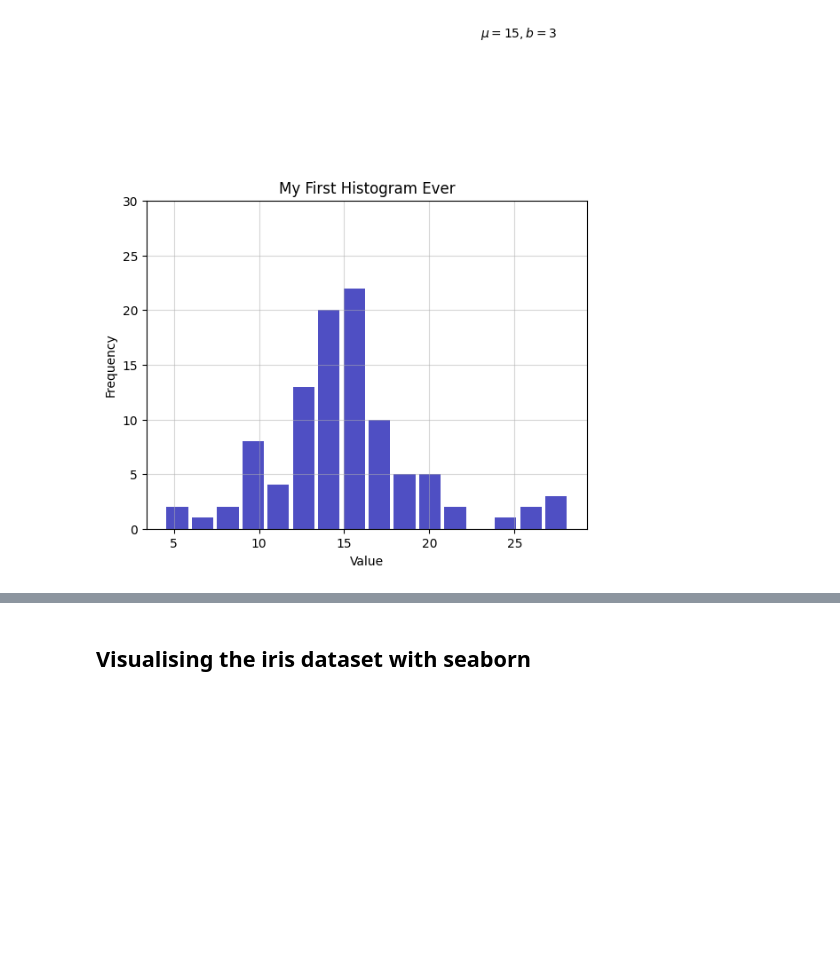
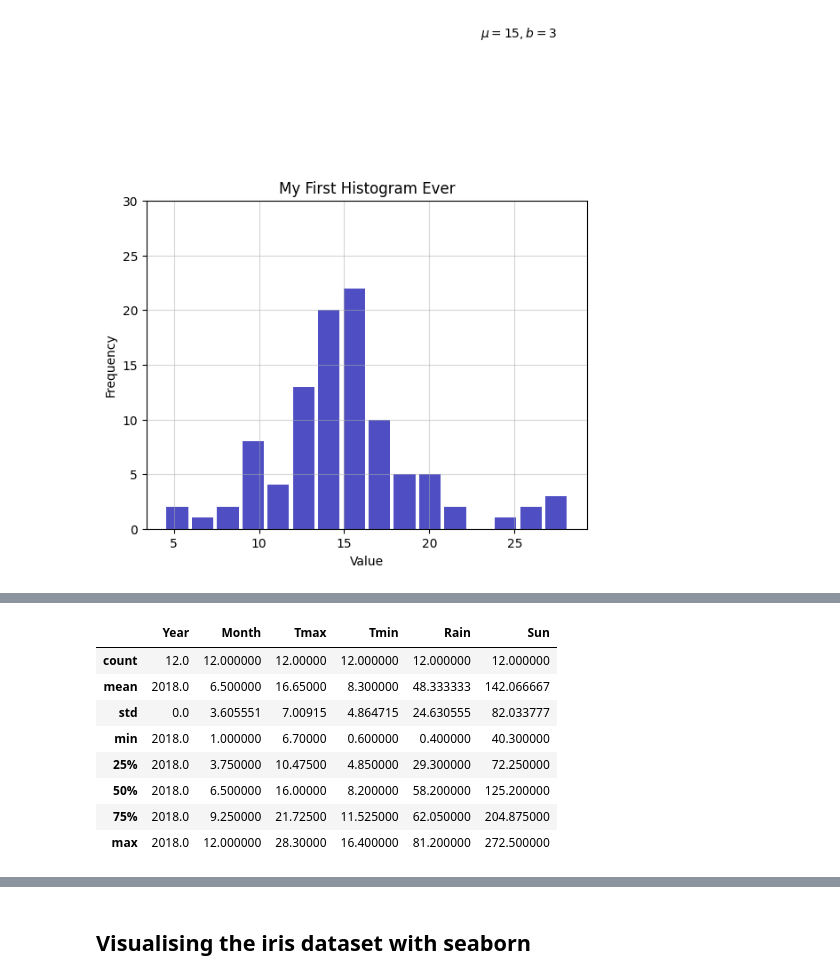
Before and after one commit to sameerhingoro/IOD, a Jupyter notebook: IOD_Lab_1_1_1.ipynb, the cells around one changed output, grey strips where cells are left out. Cells and saved outputs as stored; diff of their text form; code cells hidden in the pictures; blank space fills up the shorter version.

```diff
--- a/IOD_Lab_1_1_1.ipynb
+++ b/IOD_Lab_1_1_1.ipynb
@@ -210,3 +238,13 @@ print(???)
 # %%
 # Use pandas describe() function to describe the data loaded above
-???
+weather.describe()
+# %% [output]
+|  | Year | Month | Tmax | Tmin | Rain | Sun |
+| count | 12.0 | 12.000000 | 12.00000 | 12.000000 | 12.000000 | 12.000000 |
+| mean | 2018.0 | 6.500000 | 16.65000 | 8.300000 | 48.333333 | 142.066667 |
+| std | 0.0 | 3.605551 | 7.00915 | 4.864715 | 24.630555 | 82.033777 |
+| min | 2018.0 | 1.000000 | 6.70000 | 0.600000 | 0.400000 | 40.300000 |
+| 25% | 2018.0 | 3.750000 | 10.47500 | 4.850000 | 29.300000 | 72.250000 |
+| 50% | 2018.0 | 6.500000 | 16.00000 | 8.200000 | 58.200000 | 125.200000 |
+| 75% | 2018.0 | 9.250000 | 21.72500 | 11.525000 | 62.050000 | 204.875000 |
+| max | 2018.0 | 12.000000 | 28.30000 | 16.400000 | 81.200000 | 272.500000 |
```
Also changed, not shown: parts of 6 cells of this notebook.
